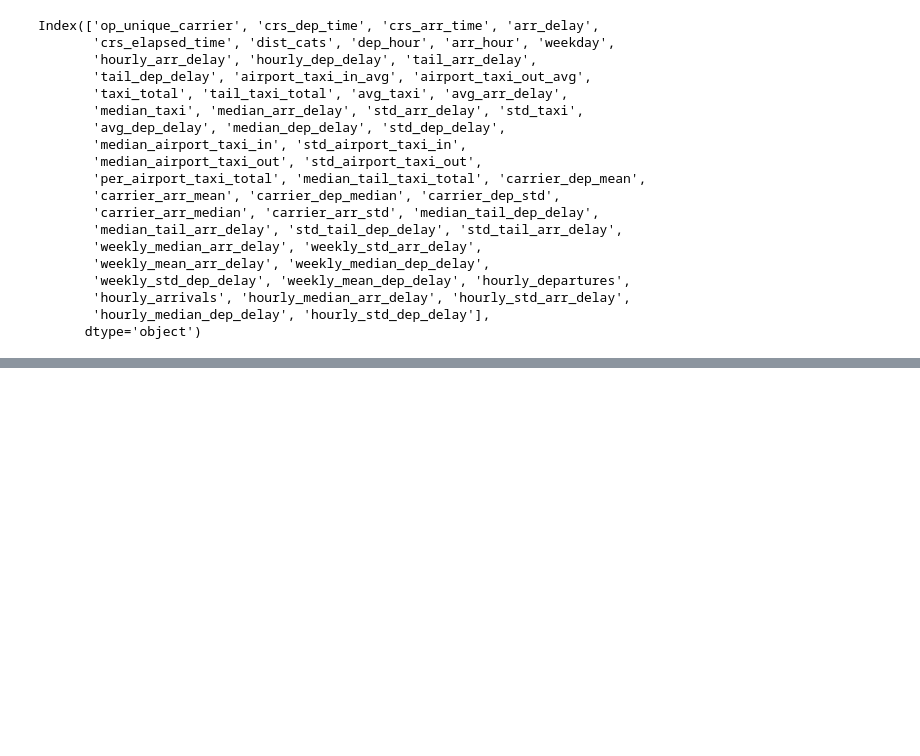
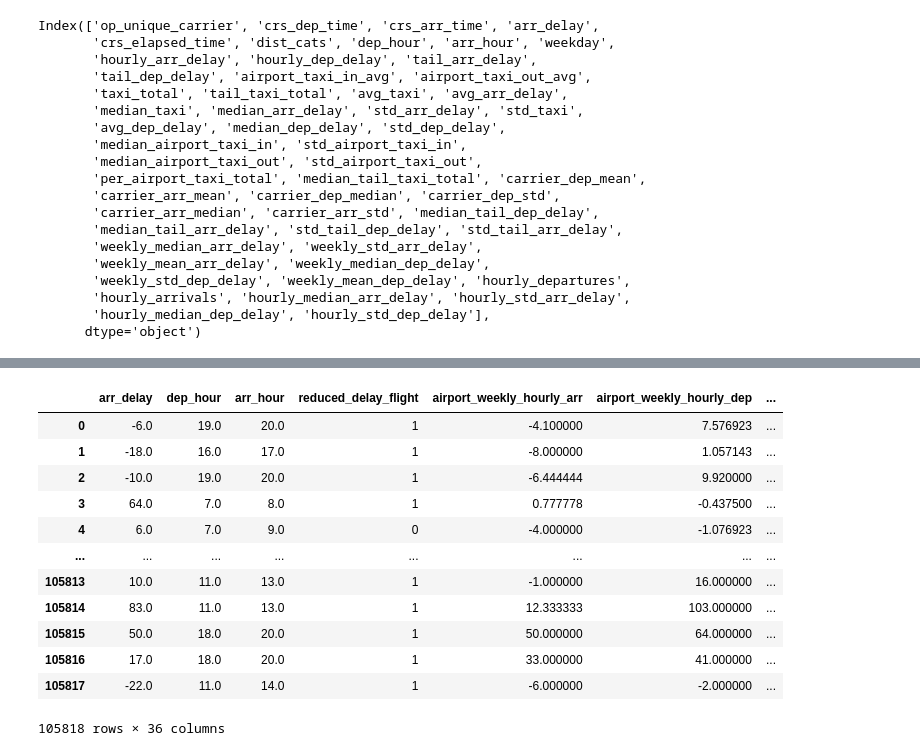
Before and after one commit to Graham-Broughton/flight_delay, a Jupyter notebook: Feature_Engineering/Workbook.ipynb, the cells around one changed output, grey strips where cells are left out. Saved outputs shown, nothing was run; the diff lists cells and outputs as text; code cells hidden in the pictures; blank space fills up the shorter version.

```diff
--- a/Feature_Engineering/Workbook.ipynb
+++ b/Feature_Engineering/Workbook.ipynb
@@ -578,0 +592,16 @@ Index(['fl_date', 'op_unique_carrier', 'tail_num', 'op_carrier_fl_num',
+# %%
+df
+# %% [output]
+|  | arr_delay | dep_hour | arr_hour | reduced_delay_flight | airport_weekly_hourly_arr | airport_weekly_hourly_dep | ... |
+| 0 | -6.0 | 19.0 | 20.0 | 1 | -4.100000 | 7.576923 | ... |
+| 1 | -18.0 | 16.0 | 17.0 | 1 | -8.000000 | 1.057143 | ... |
+| 2 | -10.0 | 19.0 | 20.0 | 1 | -6.444444 | 9.920000 | ... |
+| 3 | 64.0 | 7.0 | 8.0 | 1 | 0.777778 | -0.437500 | ... |
+| 4 | 6.0 | 7.0 | 9.0 | 0 | -4.000000 | -1.076923 | ... |
+| ... | ... | ... | ... | ... | ... | ... | ... |
+| 105813 | 10.0 | 11.0 | 13.0 | 1 | -1.000000 | 16.000000 | ... |
+| 105814 | 83.0 | 11.0 | 13.0 | 1 | 12.333333 | 103.000000 | ... |
+| 105815 | 50.0 | 18.0 | 20.0 | 1 | 50.000000 | 64.000000 | ... |
+| 105816 | 17.0 | 18.0 | 20.0 | 1 | 33.000000 | 41.000000 | ... |
+| 105817 | -22.0 | 11.0 | 14.0 | 1 | -6.000000 | -2.000000 | ... |
+105818 rows × 36 columns
```
Also changed, not shown: parts of 13 cells of this notebook, 9 other files.
